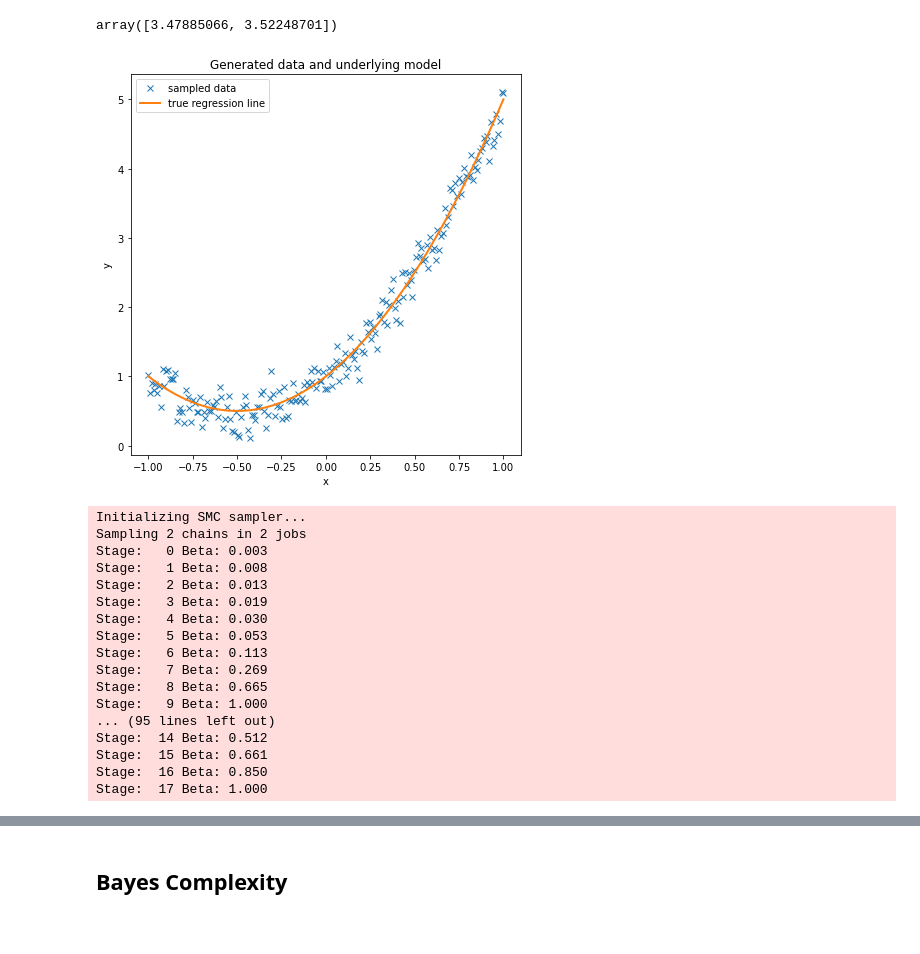
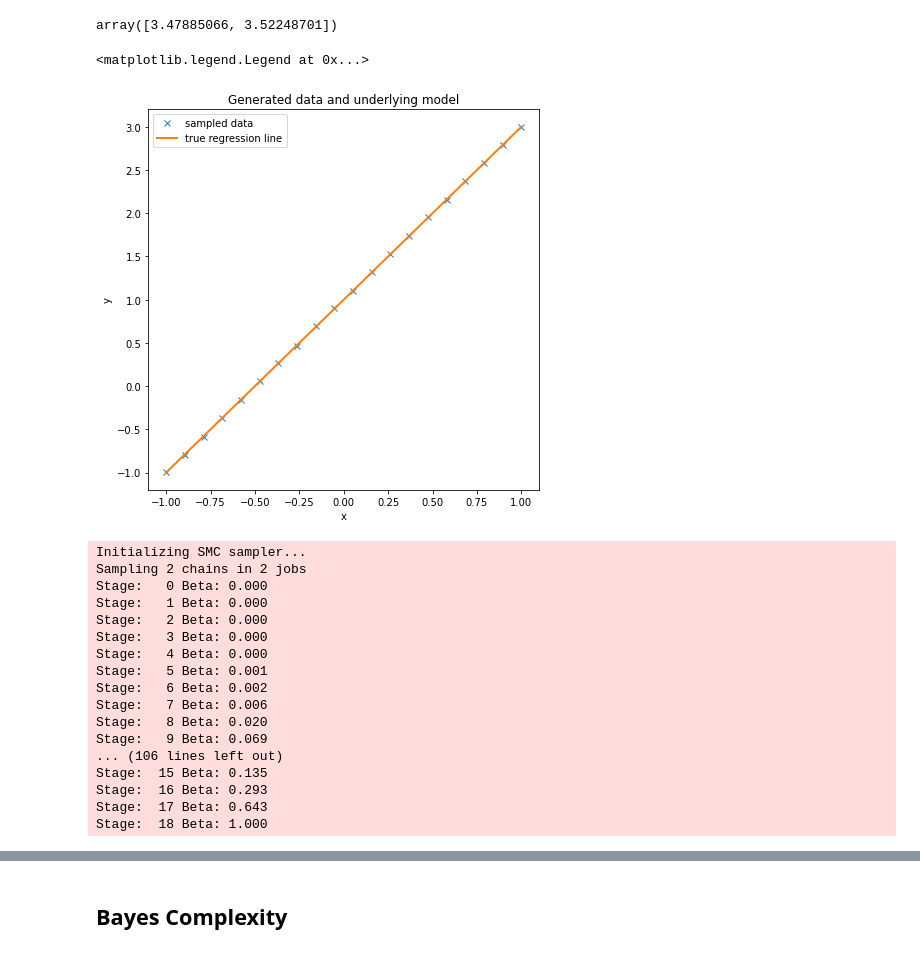
Before and after one commit to dschuechter/physics760_schuechter_krause, a Jupyter notebook: final_project/Code/Bayesian_model_selection_Testing.ipynb, the cells around one changed output, grey strips where cells are left out. Cells and saved outputs as stored; diff of their text form; code cells hidden in the pictures.

Commit message:
changed error with sigma

```diff
--- a/final_project/Code/Bayesian_model_selection_Testing.ipynb
+++ b/final_project/Code/Bayesian_model_selection_Testing.ipynb
@@ -51,31 +51,34 @@ BF_smc
 # %% [output]
 array([3.47885066, 3.52248701])
 # %%
-size = 200
+size = 20
 true_intercept = 1
 true_slope = 2
 true_sq=2
 
 x = np.linspace(-1, 1, size)
 # y = a + b*x
-true_regression_line = true_intercept + true_slope * x+2*x**2
+true_regression_line = true_intercept + true_slope * x
 # add noise
-y = true_regression_line + np.random.normal(scale=0.2, size=size)
+sigma=.005
+
+y = true_regression_line + np.random.normal(scale=sigma, size=size)
 
 data = dict(x=x, y=y)
 fig = plt.figure(figsize=(7, 7))
 ax = fig.add_subplot(111, xlabel="x", ylabel="y", title="Generated data and underlying model")
 ax.plot(x, y, "x", label="sampled data")
 ax.plot(x, true_regression_line, label="true regression line", lw=2.0)
-plt.legend(loc=0);
+plt.legend(loc=0)
 # %% [output]
+<matplotlib.legend.Legend at 0x...>
-[figure, old version]
+[figure, new version]
 # %%
-sampleSize = 10000
+sampleSize = 2500
 
 with pm.Model() as lin_model:  # model specifications in PyMC3 are wrapped in a with-statement
     # Define priors
-    sigma = pm.HalfCauchy("sigma", beta=10, testval=1.0)
+    #sigma = pm.HalfCauchy("sigma", beta=10, testval=1.0)
     intercept = pm.Normal("Intercept", 0, sigma=20)
     m = pm.Normal("m", 0, sigma=20)
 
@@ -88,7 +91,7 @@ with pm.Model() as lin_model:  # model specifications in PyMC3 are wrapped in a
 
 with pm.Model() as const_model:  # model specifications in PyMC3 are wrapped in a with-statement
     # Define priors
-    sigma = pm.HalfCauchy("sigma", beta=10, testval=1.0)
+    #sigma = pm.HalfCauchy("sigma", beta=10, testval=1.0)
     intercept = pm.Normal("Intercept", 0, sigma=20)
     #x_coeff = pm.Normal("x", 0, sigma=20)
 
@@ -101,7 +104,7 @@ with pm.Model() as const_model:  # model specifications in PyMC3 are wrapped in
 
 with pm.Model() as sq_model:  # model specifications in PyMC3 are wrapped in a with-statement
     # Define priors
-    sigma = pm.HalfCauchy("sigma", beta=10, testval=1.0)
+    #sigma = pm.HalfCauchy("sigma", beta=10, testval=1.0)
     intercept = pm.Normal("Intercept", 0, sigma=20)
     #x_coeff = pm.Normal("x", 0, sigma=20)
     a = pm.Normal("a", 0, sigma=20)
@@ -114,7 +117,7 @@ with pm.Model() as sq_model:  # model specifications in PyMC3 are wrapped in a w
     # Inference!
     sq_trace =  pm.sample_smc(sampleSize, random_seed=42, parallel=False)
 with pm.Model() as cub_model:
-    sigma = pm.HalfCauchy("sigma", beta=10, testval=1.0)
+    #sigma = pm.HalfCauchy("sigma", beta=10, testval=1.0)
     intercept = pm.Normal("Intercept", 0, sigma=20)
     a = pm.Normal("a", 0, sigma=20)
     b = pm.Normal("b", 0, sigma=20)
@@ -126,20 +129,20 @@ with pm.Model() as cub_model:
 # %% [output]
 Initializing SMC sampler...
 Sampling 2 chains in 2 jobs
-Stage:   0 Beta: 0.003
-Stage:   1 Beta: 0.008
-Stage:   2 Beta: 0.013
-Stage:   3 Beta: 0.019
-Stage:   4 Beta: 0.030
-Stage:   5 Beta: 0.053
-Stage:   6 Beta: 0.113
-Stage:   7 Beta: 0.269
-Stage:   8 Beta: 0.665
-Stage:   9 Beta: 1.000
-... (95 lines left out)
-Stage:  14 Beta: 0.512
-Stage:  15 Beta: 0.661
-Stage:  16 Beta: 0.850
-Stage:  17 Beta: 1.000
+Stage:   0 Beta: 0.000
+Stage:   1 Beta: 0.000
+Stage:   2 Beta: 0.000
+Stage:   3 Beta: 0.000
+Stage:   4 Beta: 0.000
+Stage:   5 Beta: 0.001
+Stage:   6 Beta: 0.002
+Stage:   7 Beta: 0.006
+Stage:   8 Beta: 0.020
+Stage:   9 Beta: 0.069
+... (106 lines left out)
+Stage:  15 Beta: 0.135
+Stage:  16 Beta: 0.293
+Stage:  17 Beta: 0.643
+Stage:  18 Beta: 1.000
 # %%
 with lin_model:
```
Also changed, not shown: parts of 5 cells of this notebook.
